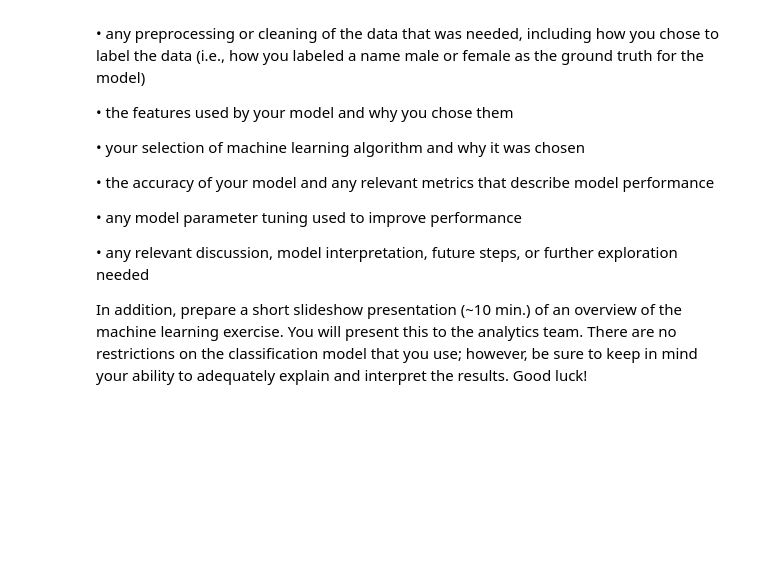
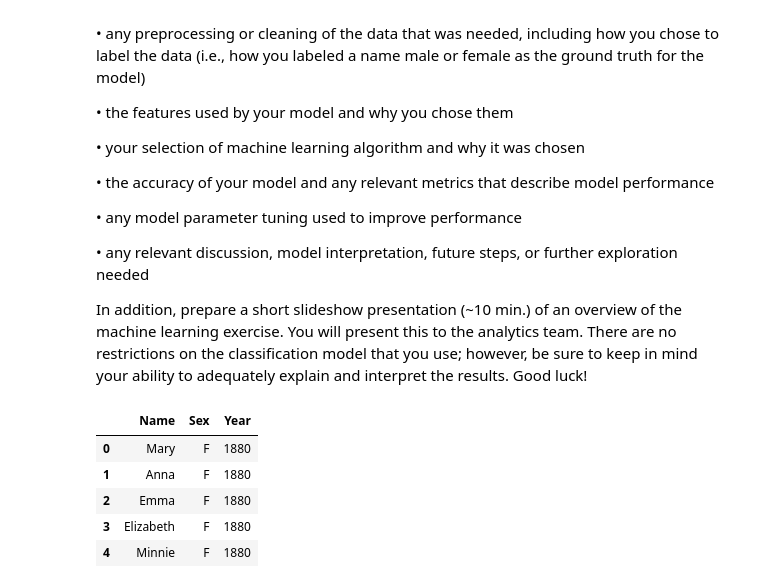
Before and after one commit to tjslezak/dignity-health-challenge, a Jupyter notebook: dh-challenge.ipynb, the cells around one changed output. Saved outputs shown, nothing was run; the diff lists cells and outputs as text; code cells hidden in the pictures; blank space fills up the shorter version.

```diff
--- a/dh-challenge.ipynb
+++ b/dh-challenge.ipynb
@@ -334,4 +328,0 @@ memory usage: 58.7+ MB
-# %%
-import dask.dataframe as dd
-
-df = dd.read_csv('./data/names_df.csv')
@@ -365,3 +350,12 @@ Design and create a machine learning model that classifies a name as either male
 In addition, prepare a short slideshow presentation (~10 min.) of an overview of the machine learning exercise. You will present this to the analytics team.
 There are no restrictions on the classification model that you use; however, be sure to keep in mind your ability to adequately explain and interpret the results.
 Good luck!
+# %%
+df.head()
+# %% [output]
+|  | Name | Sex | Year |
+| 0 | Mary | F | 1880 |
+| 1 | Anna | F | 1880 |
+| 2 | Emma | F | 1880 |
+| 3 | Elizabeth | F | 1880 |
+| 4 | Minnie | F | 1880 |
```
Also changed, not shown: parts of 22 cells of this notebook.
